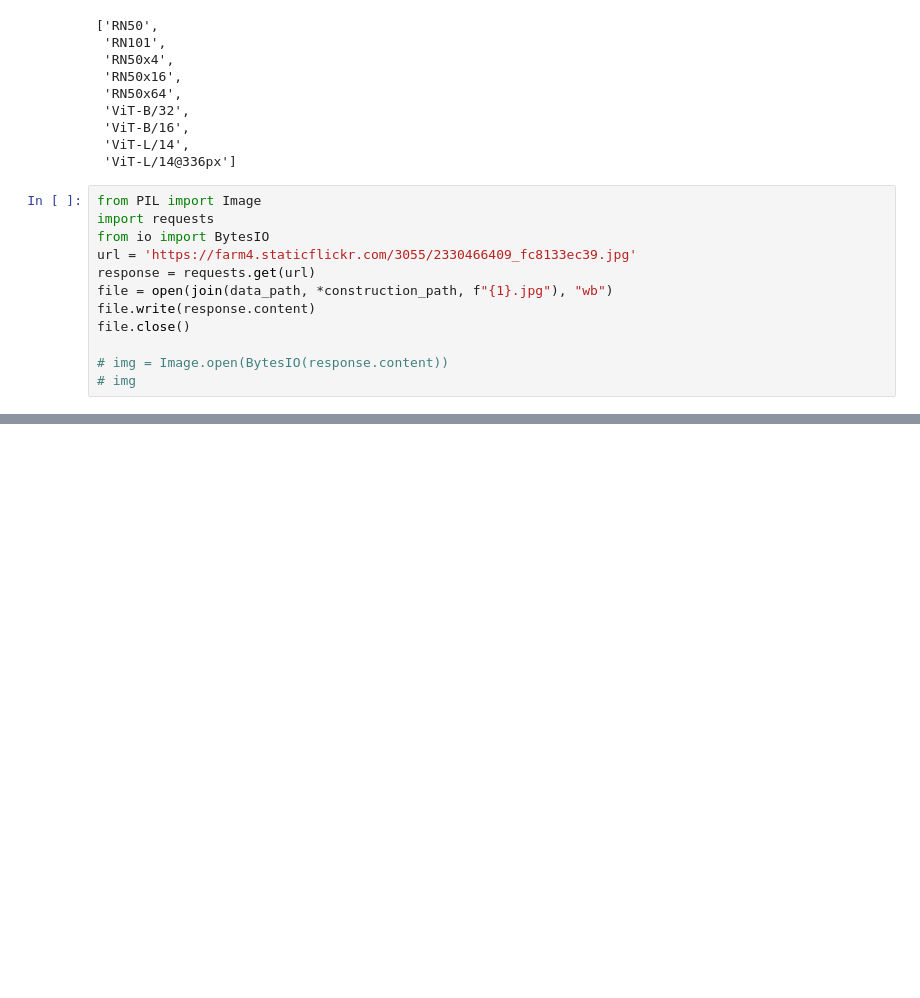
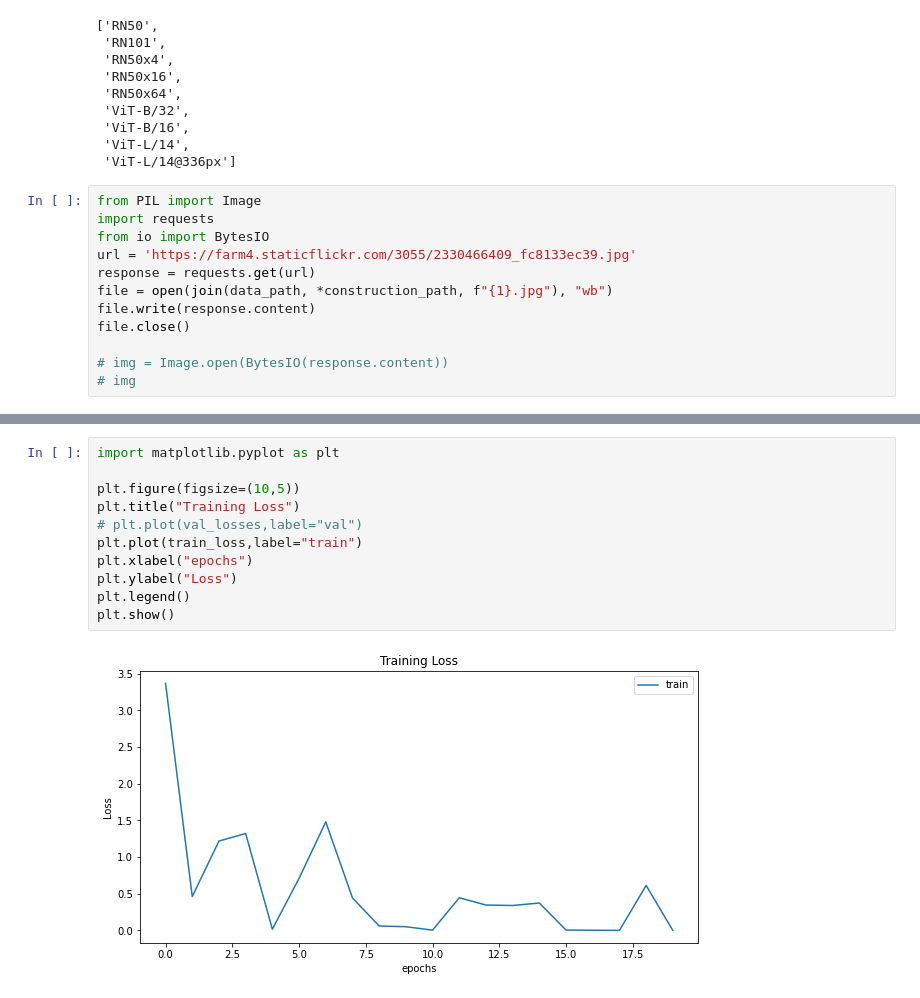
Before and after one commit to FlorianSp2000/deep-learning-project, a Jupyter notebook: web_scraping_testing/scrape_with_clip_filtering.ipynb, the cells around one changed output, grey strips where cells are left out. Drawn from its saved outputs; the diff is of its cells as text; blank space fills up the shorter version.

```diff
--- a/web_scraping_testing/scrape_with_clip_filtering.ipynb
+++ b/web_scraping_testing/scrape_with_clip_filtering.ipynb
@@ -179,0 +599,13 @@ for i in image_files:
+# %%
+import matplotlib.pyplot as plt
+
+plt.figure(figsize=(10,5))
+plt.title("Training Loss")
+# plt.plot(val_losses,label="val")
+plt.plot(train_loss,label="train")
+plt.xlabel("epochs")
+plt.ylabel("Loss")
+plt.legend()
+plt.show()
+# %% [output]
+[figure, added]
```
Also changed, not shown: parts of 21 cells of this notebook.
